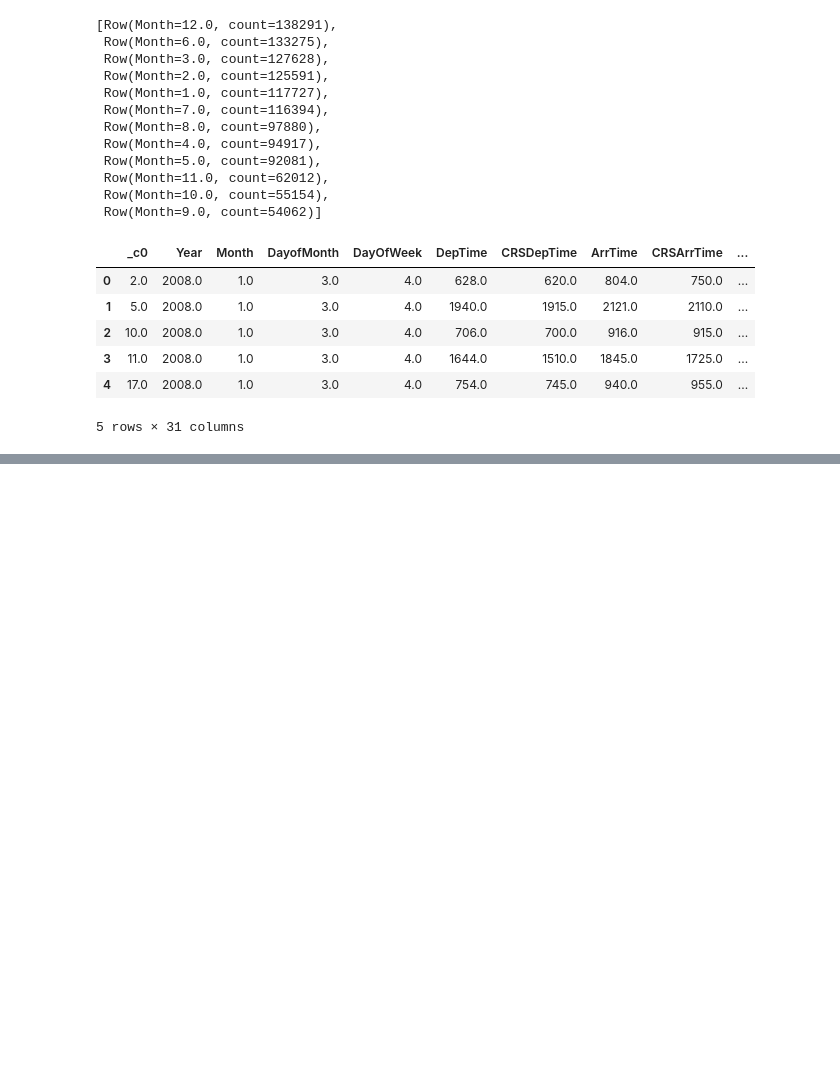
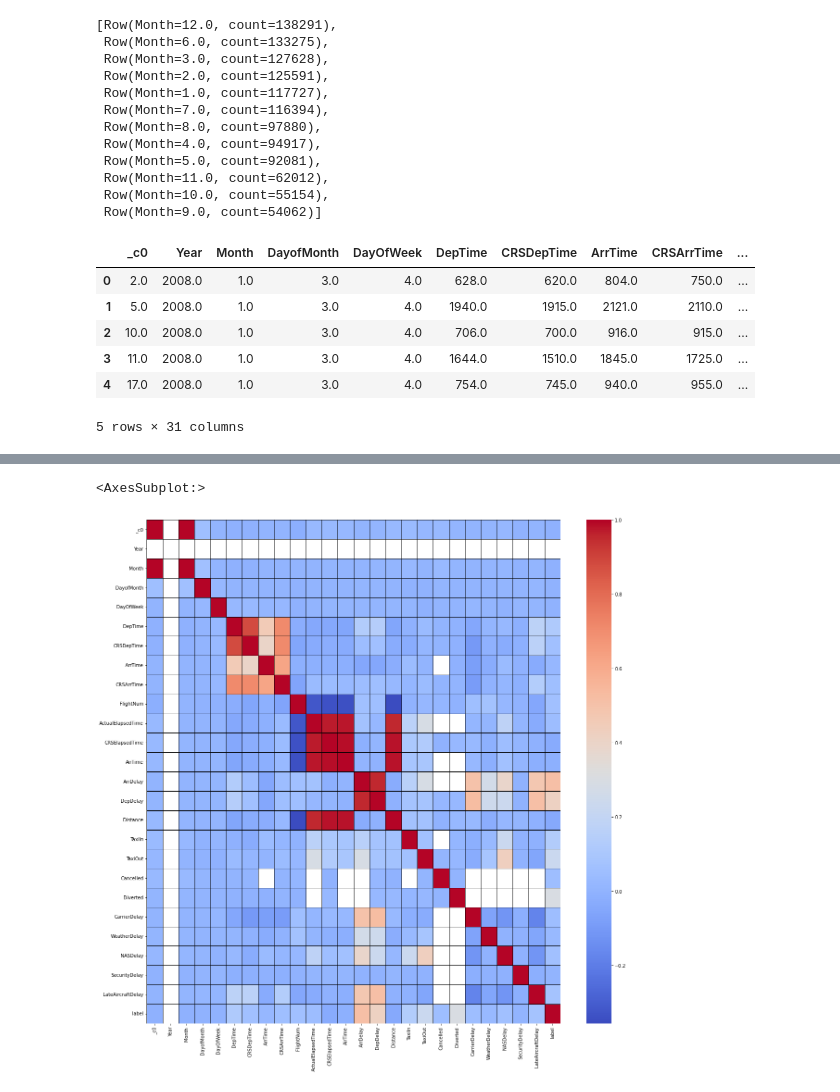
Before and after one commit to Anshumaan-Chauhan02/Scalability-Check-for-Machine-Learning-System-Predicting-Flight-Delays, a Jupyter notebook: SystemsForDS-Project.ipynb, the cells around one changed output, grey strips where cells are left out. Cells and saved outputs as stored; diff of their text form; code cells hidden in the pictures; blank space fills up the shorter version.

```diff
--- a/SystemsForDS-Project.ipynb
+++ b/SystemsForDS-Project.ipynb
@@ -355,0 +367,12 @@ df_pandas[["ArrDelay","Dest"]].where(df_pandas["label"]==1).groupby("Dest").mean
+# %%
+import seaborn as sns
+numeric_columns_for_heatmap = []
+for col in df_pandas.columns:
+    if df_pandas[col].dtype != "object":
+        numeric_columns_for_heatmap.append(col)
+# %%
+fig, ax = plt.subplots(figsize=(20,20))
+sns.heatmap(df_pandas[numeric_columns_for_heatmap].corr(), cmap = 'coolwarm', linewidths = 0.5, linecolor = 'black', ax=ax)
+# %% [output]
+<AxesSubplot:>
+[figure, added]
```
Also changed, not shown: parts of 32 cells of this notebook.
